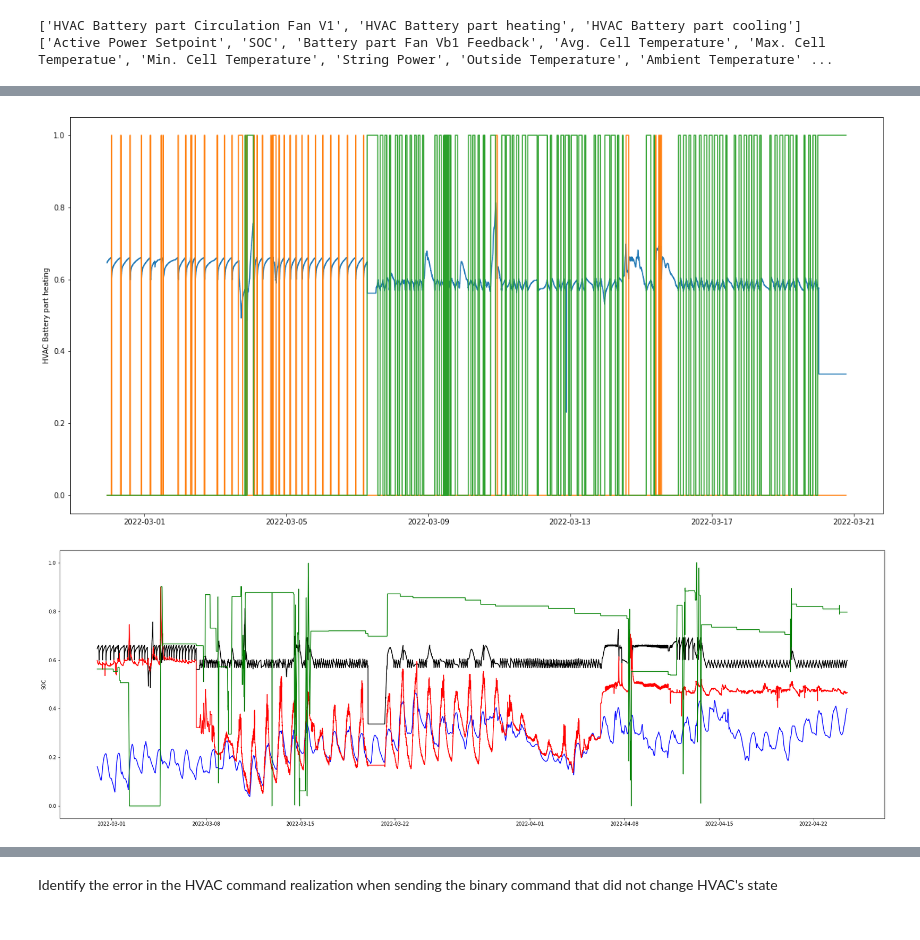
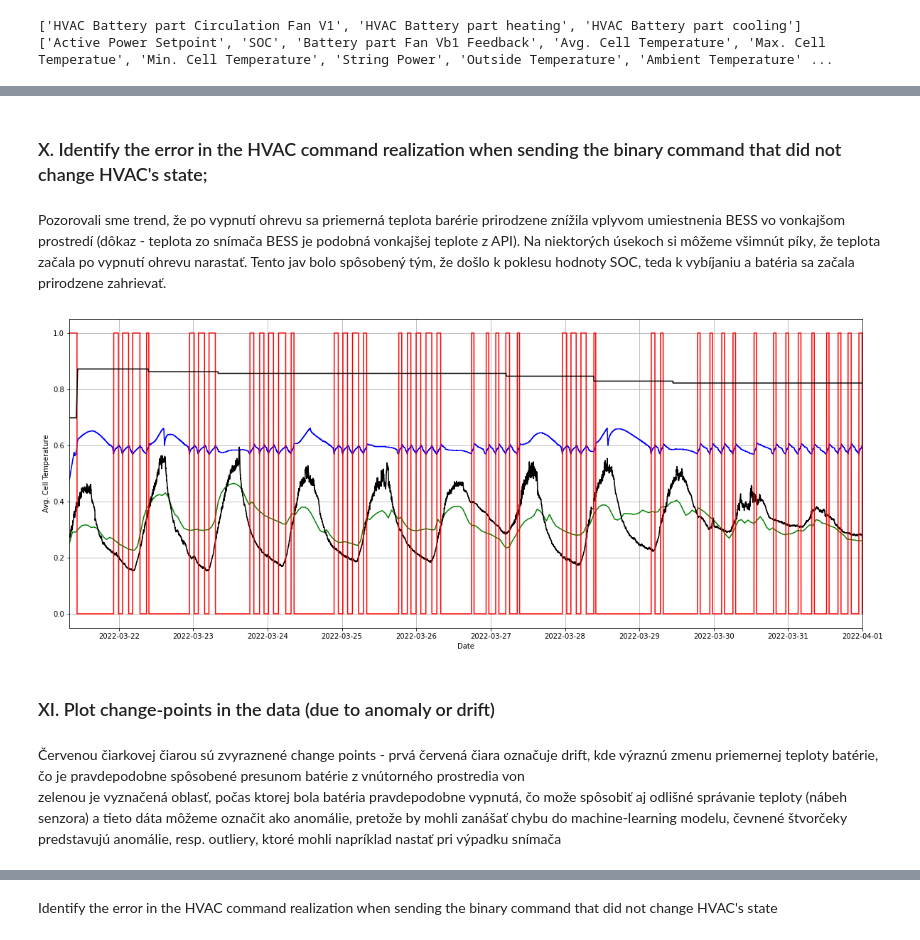
Before and after one commit to mbujdakova/BESS_BDP, a Jupyter notebook: BESS.ipynb, the cells around one changed output, grey strips where cells are left out. Drawn from its saved outputs; the diff is of its cells as text; code cells hidden in the pictures.

```diff
--- a/BESS.ipynb
+++ b/BESS.ipynb
@@ -455,34 +452,33 @@ plt.show()
 [figure]
-# %%
-plt.figure(figsize=(20, 10))
-plt.plot(df_filled.index[10000:40000], df_filled['Avg. Cell Temperature'][10000:40000])
-plt.ylabel('Avg. Cell Temperature')
-
-plt.plot(df_filled.index[10000:40000], df_filled['HVAC Battery part cooling'][10000:40000])
-plt.ylabel('HVAC Battery part cooling')
-
-
-plt.plot(df_filled.index[10000:40000], df_filled['HVAC Battery part heating'][10000:40000])
-plt.ylabel('HVAC Battery part heating')
-plt.show()
-# %% [output]
-[figure, removed]
-# %%
-plt.figure(figsize=(30, 10))
-plt.plot(df_filled.index[10000:90000], df_filled['Avg. Cell Temperature'][10000:90000],'k')
-plt.ylabel('Avg. Cell Temperature')
-
-plt.plot(df_filled.index[10000:90000], df_filled['Outside Temperature'][10000:90000],'b')
-plt.ylabel('Outside Temperature')
-
-
-plt.plot(df_filled.index[10000:90000], df_filled['Ambient Temperature'][10000:90000],'r')
-plt.ylabel('Ambient Temperature')
-
-plt.plot(df_filled.index[10000:90000], df_filled['SOC'][10000:90000],'g')
-plt.ylabel('SOC')
-
-
-plt.show()
-# %% [output]
-[figure, removed]
+# %% [markdown]
+### X. Identify the error in the HVAC command realization when sending the binary command that did not change HVAC's state;
+# %% [markdown]
+Pozorovali sme trend, že po vypnutí ohrevu sa priemerná teplota barérie prirodzene znížila vplyvom umiestnenia BESS vo vonkajšom prostredí (dôkaz - teplota zo snímača BESS je podobná vonkajšej teplote z API). Na niektorých úsekoch si môžeme všimnút píky, že teplota začala po vypnutí ohrevu narastať. Tento jav bolo spôsobený tým, že došlo k poklesu hodnoty SOC, teda k vybíjaniu a batéria sa začala prirodzene zahrievať.
+# %%
+start_time = pd.Timestamp('2022-03-21 08:01:00+0000', tz='UTC')
+end_time = pd.Timestamp('2022-04-01 00:01:00+0000', tz='UTC')
+
+mask = (df_filled.index >= start_time) & (df_filled.index <= end_time)
+
+
+idx_zero = (df_filled['Avg. Cell Temperature'] <= 0.3)
+
+plt.figure(figsize=(20, 8))
+plt.plot(df_filled.index[mask], df_filled['Avg. Cell Temperature'][mask],'b')
+#plt.plot(df_filled.index[mask], df_filled['Ambient Temperature'][mask],'k')
+plt.ylabel('Avg. Cell Temperature')
+plt.xlabel('Date')
+plt.grid()
+plt.xlim(start_time, end_time )
+plt.plot(df_filled.index[mask], df_filled['Outside Temperature'][mask],'g')
+plt.plot(df_filled.index[mask], df_filled['Ambient Temperature'][mask],'k')
+plt.plot(df_filled.index[mask], df_filled['HVAC Battery part heating'][mask],'r')
+plt.plot(df_filled.index[mask], df_filled['SOC'][mask],'k')
+plt.plot()
+plt.show()
+# %% [output]
+[figure, added]
+# %% [markdown]
+### XI. Plot change-points in the data (due to anomaly or drift)
+# %% [markdown]
+Červenou čiarkovej čiarou sú zvyraznené change points - prvá červená čiara označuje drift, kde výraznú zmenu priemernej teploty batérie, čo je pravdepodobne spôsobené presunom batérie z vnútorného prostredia von <br>  zelenou je vyznačená oblasť, počas ktorej bola batéria pravdepodobne vypnutá, čo može spôsobiť aj odlišné správanie teploty (nábeh senzora) a tieto dáta môžeme označit ako anomálie, pretože by mohli zanášať chybu do machine-learning modelu, čevnené štvorčeky predstavujú anomálie, resp. outliery, ktoré mohli napríklad nastať pri výpadku snímača
```
Also changed, not shown: parts of 29 cells of this notebook.
